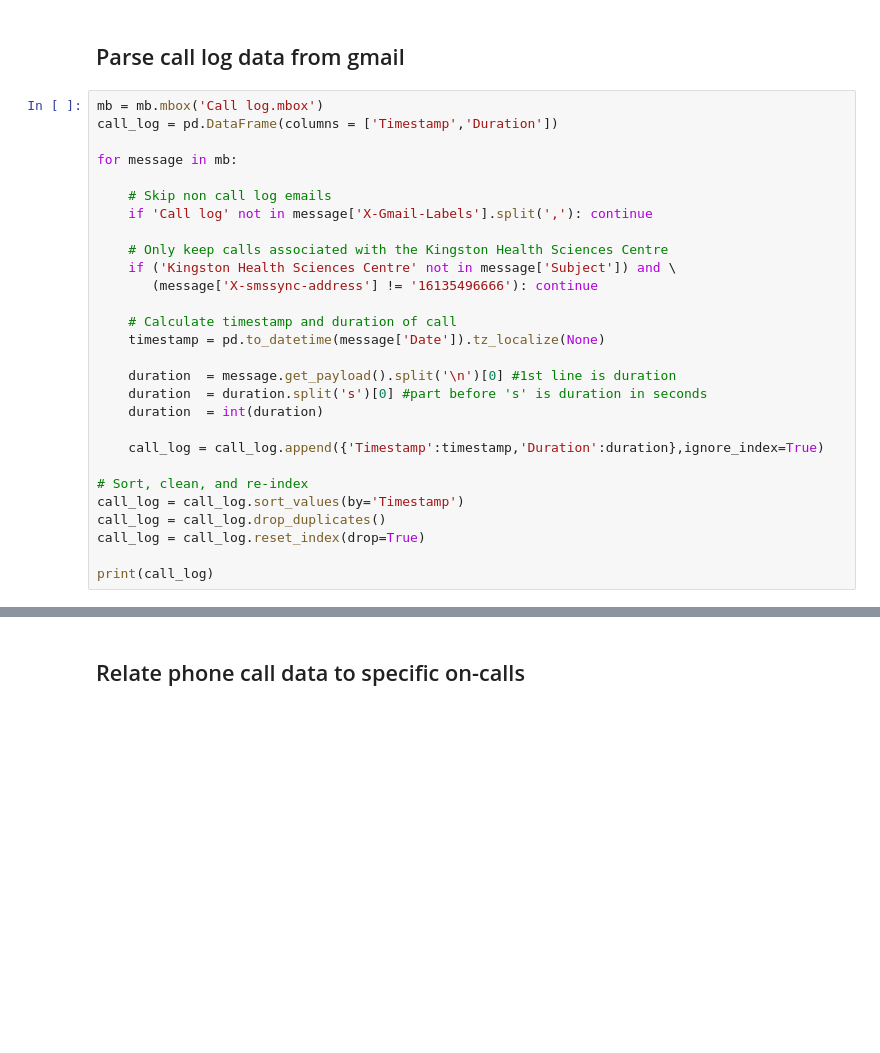
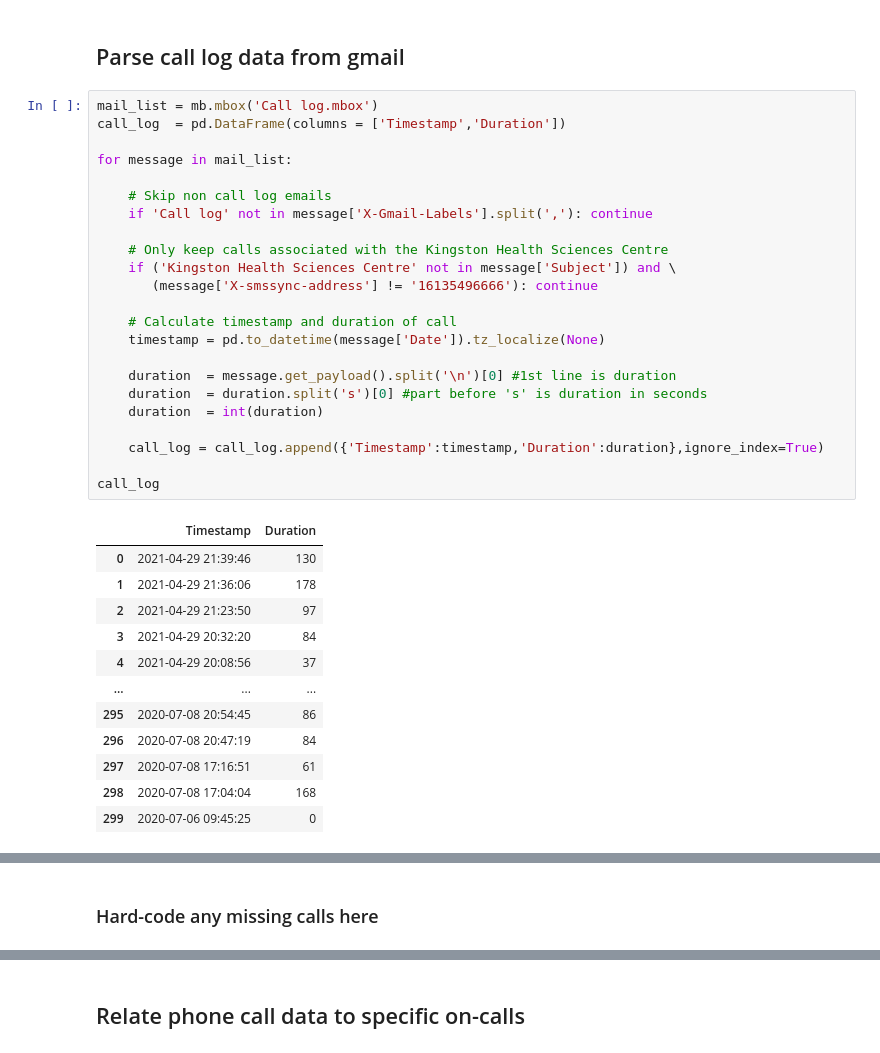
Before and after one commit to A-Garg/call-heatmap, a Jupyter notebook: call_log_analyzer.ipynb, the cells around one changed output, grey strips where cells are left out. Cells and saved outputs as stored; diff of their text form; blank space fills up the shorter version.

```diff
--- a/call_log_analyzer.ipynb
+++ b/call_log_analyzer.ipynb
@@ -65,31 +67,38 @@ oncalls
 # %% [markdown]
 ## Parse call log data from gmail
 # %%
-mb = mb.mbox('Call log.mbox')
-call_log = pd.DataFrame(columns = ['Timestamp','Duration'])
+mail_list = mb.mbox('Call log.mbox')
+call_log  = pd.DataFrame(columns = ['Timestamp','Duration'])
 
-for message in mb:
+for message in mail_list:
 
     # Skip non call log emails
     if 'Call log' not in message['X-Gmail-Labels'].split(','): continue
 
     # Only keep calls associated with the Kingston Health Sciences Centre
     if ('Kingston Health Sciences Centre' not in message['Subject']) and \
        (message['X-smssync-address'] != '16135496666'): continue
 
     # Calculate timestamp and duration of call
     timestamp = pd.to_datetime(message['Date']).tz_localize(None)
 
     duration  = message.get_payload().split('\n')[0] #1st line is duration
     duration  = duration.split('s')[0] #part before 's' is duration in seconds
     duration  = int(duration)
 
     call_log = call_log.append({'Timestamp':timestamp,'Duration':duration},ignore_index=True)
 
-# Sort, clean, and re-index
-call_log = call_log.sort_values(by='Timestamp')
-call_log = call_log.drop_duplicates()
-call_log = call_log.reset_index(drop=True)
-
-print(call_log)
+call_log
 # %% [output]
+|  | Timestamp | Duration |
+| 0 | 2021-04-29 21:39:46 | 130 |
+| 1 | 2021-04-29 21:36:06 | 178 |
+| 2 | 2021-04-29 21:23:50 | 97 |
+| 3 | 2021-04-29 20:32:20 | 84 |
+| 4 | 2021-04-29 20:08:56 | 37 |
+| ... | ... | ... |
+| 295 | 2020-07-08 20:54:45 | 86 |
+| 296 | 2020-07-08 20:47:19 | 84 |
+| 297 | 2020-07-08 17:16:51 | 61 |
+| 298 | 2020-07-08 17:04:04 | 168 |
+| 299 | 2020-07-06 09:45:25 | 0 |
@@ -109,0 +106,2 @@ print(call_log)
+# %% [markdown]
+### Hard-code any missing calls here
```
Also changed, not shown: parts of 9 cells of this notebook.
